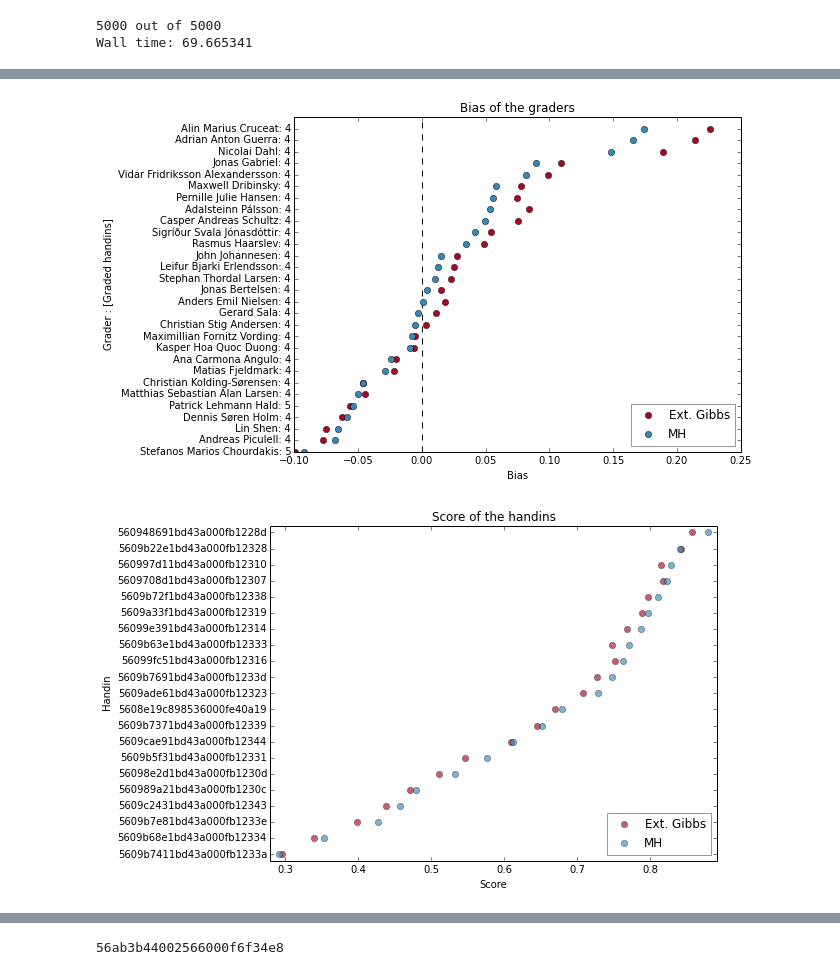
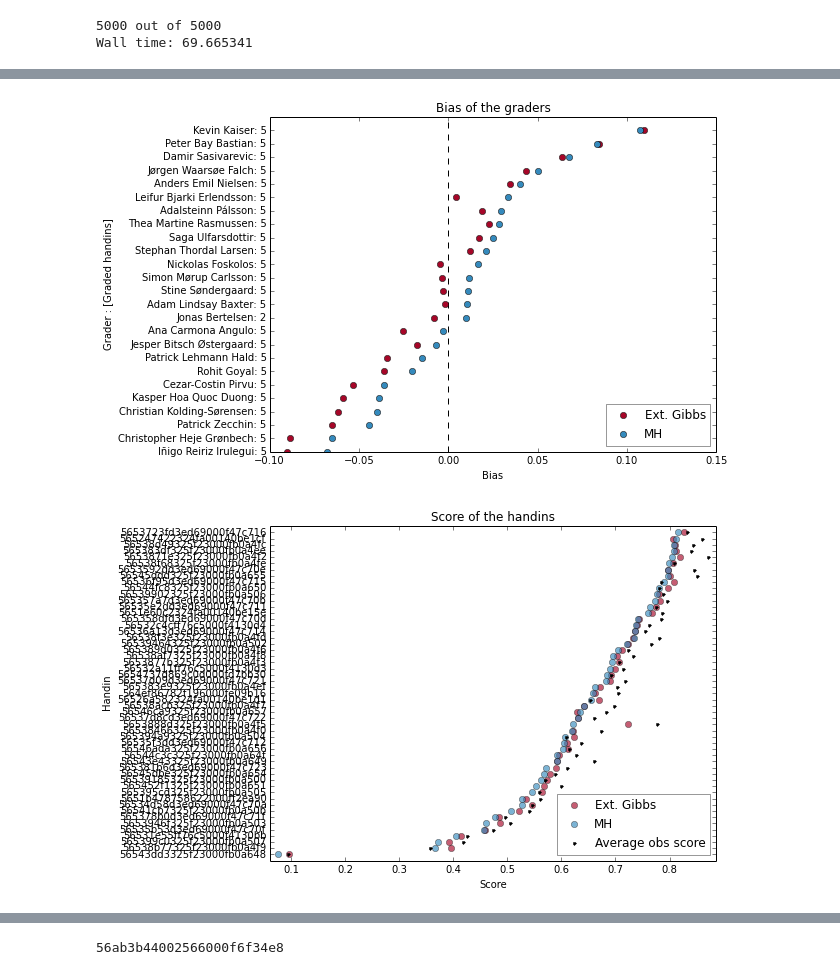
Before and after one commit to TomMalow/pymcmodels, a Jupyter notebook: Ext. Gibbs vs MH.ipynb, the cells around one changed output, grey strips where cells are left out. Cells and saved outputs as stored; diff of their text form; code cells hidden in the pictures.

```diff
--- a/Ext. Gibbs vs MH.ipynb
+++ b/Ext. Gibbs vs MH.ipynb
@@ -598,0 +615,4 @@ a1_data = fetch_assignment_data(a1)
+# %%
+a3 = data_model.Assignment.objects.get(title="Big Data and Deep Learning")
+
+a3_data = fetch_assignment_data(a3)
@@ -615,0 +674,2 @@ Wall time: 69.665341
+# %%
+a3_gibbs_e_result = gibbs_e_model(a3_data,2000,burn_in=1000)
@@ -615,0 +679,2 @@ Wall time: 69.665341
+# %%
+a3_MH_result = MH_model(a3_data,4000,burn_in=1000)
@@ -636,15 +744,16 @@ def plot_handins(t,results,nth=1):
 
     scores = list()
     for id, g in t.handins.iteritems():
-        text = id
+        text = truncate(handin_students(id),45)
         val = list()
         for (name,data) in results:
             val.append(np.mean(data['u_h'][id]))
-#        obs_scores = list()
-#        for grader in t.handins[id].graders:
-#            val = t.handins[id].get_grader_answers(grader.id)
-#                obs_scores.extend(t.handins[id].get_grader_answers(grader.id))
-        scores.append((text,val,np.mean(data['u_h'][id])))
+        obs_scores = list()
+        for grader in t.handins[id].graders:
+            val_ = t.handins[id].get_grader_answers(grader.id)
+            if val_ != None:
+                obs_scores.extend(val_)
+        scores.append((text,val,np.mean(data['u_h'][id]),np.mean(obs_scores)))
     scores.sort(key=lambda x:x[2])
     scores_ = scores[::nth]
 
@@ -654,14 +763,14 @@ def plot_handins(t,results,nth=1):
         x_ = map(lambda x : x[1][i],scores_)
         plt.plot(x_,y,'o',color=colors[i],label=labels[i],alpha=0.65)
 
-#    obs_score_ = map(lambda x : x[3],scores_)
-#    for i, ob in enumerate(obs_score_):
-#        if i == 0:
+    obs_score_ = map(lambda x : x[3],scores_)
+    for i, ob in enumerate(obs_score_):
+        if i == 0:
 #            plt.plot(ob,[y[i]]*len(ob),'.',color='gray',alpha=0.1,label="Obs scores")
-#            plt.plot(np.mean(ob),y[i],'.',color='black',label="Average obs score")
-#        else:
+            plt.plot(np.mean(ob),y[i],'.',color='black',label="Average obs score")
+        else:
 #            plt.plot(ob,[y[i]]*len(ob),'.',color='gray',alpha=0.1)
-#            plt.plot(np.mean(ob),y[i],'.',color='black')
+            plt.plot(np.mean(ob),y[i],'.',color='black')
 
     ylabel = map(lambda x : x[0],scores_)
     plt.yticks(xrange(0,len(scores)),ylabel)
@@ -711,10 +896,10 @@ def plot_bias(t,results,nth=1):
 # %%
 figsize(8,6)
-plot_bias(a1_data,[("Ext. Gibbs",a1_gibbs_e_result),("MH",a1_MH_result)],nth=4)
+plot_bias(a3_data,[("Ext. Gibbs",a3_gibbs_e_result),("MH",a3_MH_result)],nth=4)
 # %% [output]
-[figure, old version]
+[figure, new version]
 # %%
 figsize(8,6)
-plot_handins(a1_data,[("Ext. Gibbs",a1_gibbs_e_result),("MH",a1_MH_result)],nth=3)
+plot_handins(a3_data,[("Ext. Gibbs",a3_gibbs_e_result),("MH",a3_MH_result)],nth=1)
 # %% [output]
-[figure, old version]
+[figure, new version]
```
Also changed, not shown: parts of 32 cells of this notebook, 2 other files.
